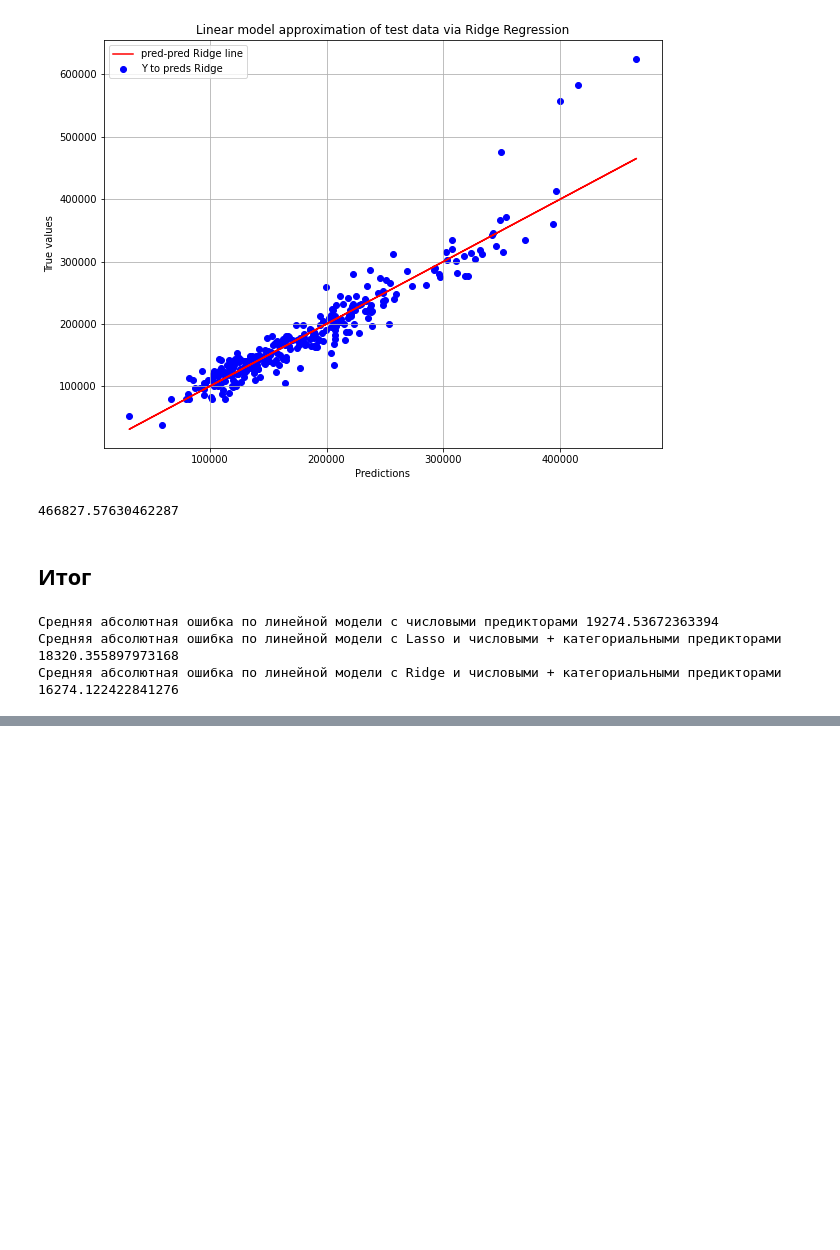
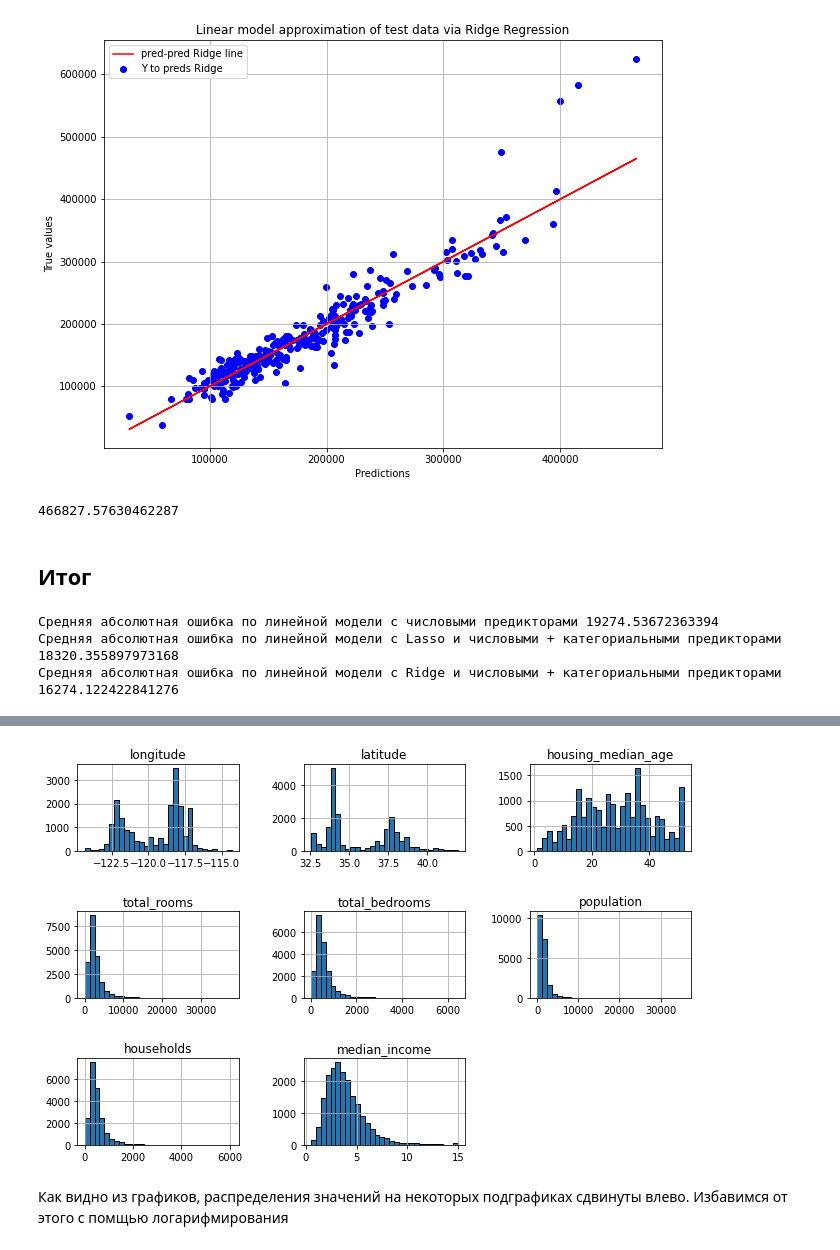
Before and after one commit to graviada/colabRepo, a Jupyter notebook: HuaweiCourse_AI (2022)/Huawei_4.ipynb, the cells around one changed output, grey strips where cells are left out. Cells and saved outputs as stored; diff of their text form; code cells hidden in the pictures; blank space fills up the shorter version.

```diff
--- a/HuaweiCourse_AI (2022)/Huawei_4.ipynb
+++ b/HuaweiCourse_AI (2022)/Huawei_4.ipynb
@@ -644,0 +778,8 @@ print(data_train.shape, data_test.shape)
+# %%
+# Распределение других данных
+data_train.iloc[:, :-1].hist(bins=30, edgecolor="black")
+plt.subplots_adjust(hspace=0.7, wspace=0.4)
+# %% [output]
+[figure, added]
+# %% [markdown]
+Как видно из графиков, распределения значений на некоторых подграфиках сдвинуты влево. Избавимся от этого с помщью логарифмирования
```
Also changed, not shown: parts of 52 cells of this notebook.
